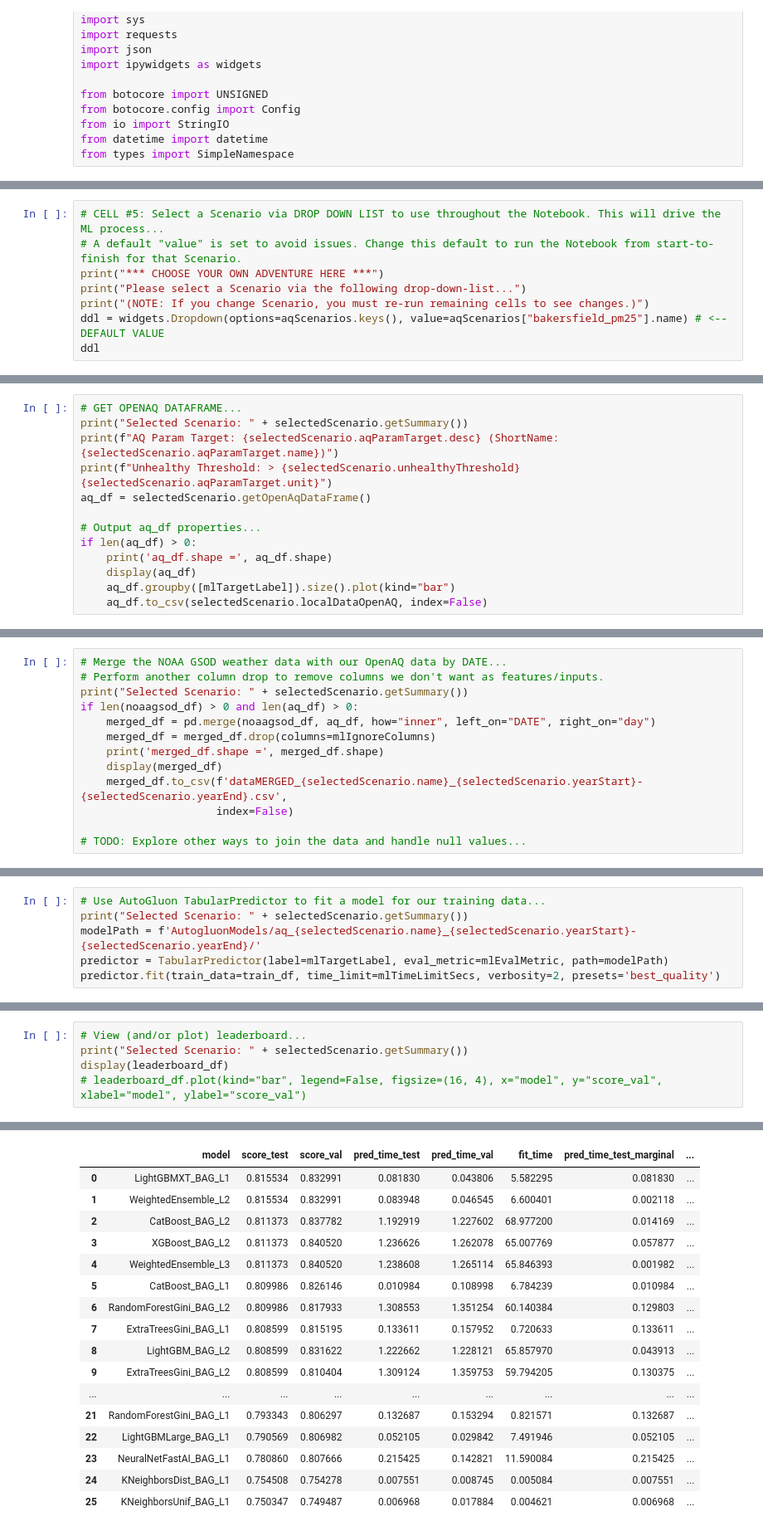
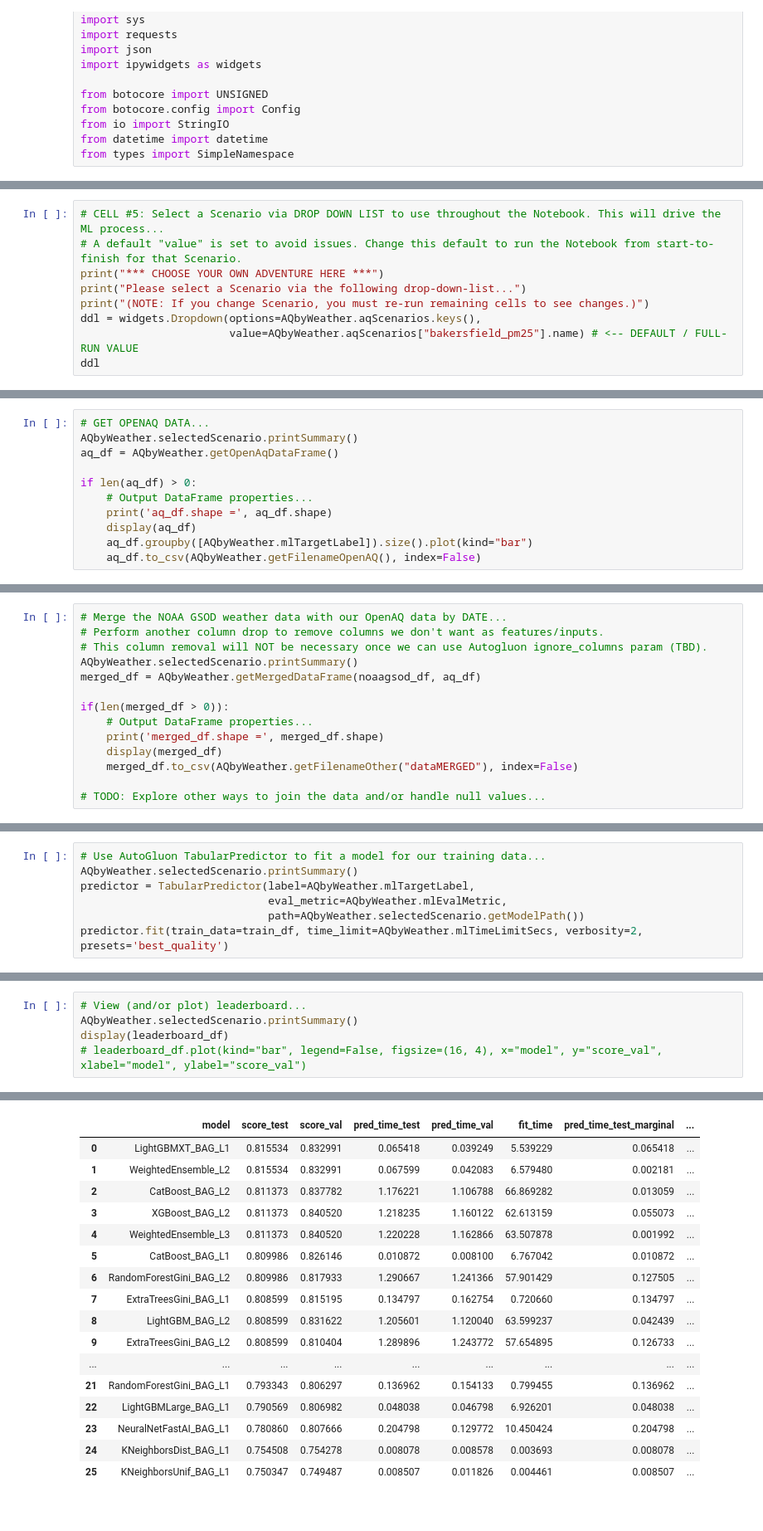
Before and after one commit to aws-samples/aws-smsl-predict-airquality-via-weather, a Jupyter notebook: aq_by_weather.ipynb, the cells around one changed output, grey strips where cells are left out. Shown at 83% size. Cells and saved outputs as stored; diff of their text form.

```diff
--- a/aq_by_weather.ipynb
+++ b/aq_by_weather.ipynb
@@ -306,7 +370,8 @@ aqScenarios: 15
 print("*** CHOOSE YOUR OWN ADVENTURE HERE ***")
 print("Please select a Scenario via the following drop-down-list...")
 print("(NOTE: If you change Scenario, you must re-run remaining cells to see changes.)")
-ddl = widgets.Dropdown(options=aqScenarios.keys(), value=aqScenarios["bakersfield_pm25"].name) # <-- DEFAULT VALUE
+ddl = widgets.Dropdown(options=AQbyWeather.aqScenarios.keys(),
+                       value=AQbyWeather.aqScenarios["bakersfield_pm25"].name) # <-- DEFAULT / FULL-RUN VALUE
 ddl
 # %% [output]
 *** CHOOSE YOUR OWN ADVENTURE HERE ***
@@ -371,16 +437,14 @@ noaagsod_df.shape = (2344, 10)
 | 2343 | 2022-06-06 | BAKERSFIELD AIRPORT, CA US | 35.43424 | -119.05524 | 57.8 | 10.0 | 89.1 | 75.9 | 0.0 | 6 |
 2344 rows × 10 columns
 # %%
-# GET OPENAQ DATAFRAME...
-print("Selected Scenario: " + selectedScenario.getSummary())
-print(f"AQ Param Target: {selectedScenario.aqParamTarget.desc} (ShortName: {selectedScenario.aqParamTarget.name})")
-print(f"Unhealthy Threshold: > {selectedScenario.unhealthyThreshold} {selectedScenario.aqParamTarget.unit}")
-aq_df = selectedScenario.getOpenAqDataFrame()
+# GET OPENAQ DATA...
+AQbyWeather.selectedScenario.printSummary()
+aq_df = AQbyWeather.getOpenAqDataFrame()
 
-# Output aq_df properties...
 if len(aq_df) > 0:
+    # Output DataFrame properties...
     print('aq_df.shape =', aq_df.shape)
     display(aq_df)
-    aq_df.groupby([mlTargetLabel]).size().plot(kind="bar")
-    aq_df.to_csv(selectedScenario.localDataOpenAQ, index=False)
+    aq_df.groupby([AQbyWeather.mlTargetLabel]).size().plot(kind="bar")
+    aq_df.to_csv(AQbyWeather.getFilenameOpenAQ(), index=False)
 # %% [output]
@@ -408,14 +470,15 @@ aq_df.shape = (2191, 5)
 # %%
 # Merge the NOAA GSOD weather data with our OpenAQ data by DATE...
 # Perform another column drop to remove columns we don't want as features/inputs.
-print("Selected Scenario: " + selectedScenario.getSummary())
-if len(noaagsod_df) > 0 and len(aq_df) > 0:
-    merged_df = pd.merge(noaagsod_df, aq_df, how="inner", left_on="DATE", right_on="day")
-    merged_df = merged_df.drop(columns=mlIgnoreColumns)
+# This column removal will NOT be necessary once we can use Autogluon ignore_columns param (TBD).
+AQbyWeather.selectedScenario.printSummary()
+merged_df = AQbyWeather.getMergedDataFrame(noaagsod_df, aq_df)
+
+if(len(merged_df > 0)):
+    # Output DataFrame properties...
     print('merged_df.shape =', merged_df.shape)
     display(merged_df)
-    merged_df.to_csv(f'dataMERGED_{selectedScenario.name}_{selectedScenario.yearStart}-{selectedScenario.yearEnd}.csv',
-                     index=False)
+    merged_df.to_csv(AQbyWeather.getFilenameOther("dataMERGED"), index=False)
 
-# TODO: Explore other ways to join the data and handle null values...
+# TODO: Explore other ways to join the data and/or handle null values...
 # %% [output]
@@ -487,10 +550,11 @@ Selected Scenario: bakersfield_pm25 => Target AQ Param: Particulate Matter < 2.5
 721 rows × 6 columns
 # %%
 # Use AutoGluon TabularPredictor to fit a model for our training data...
-print("Selected Scenario: " + selectedScenario.getSummary())
-modelPath = f'AutogluonModels/aq_{selectedScenario.name}_{selectedScenario.yearStart}-{selectedScenario.yearEnd}/'
-predictor = TabularPredictor(label=mlTargetLabel, eval_metric=mlEvalMetric, path=modelPath)
-predictor.fit(train_data=train_df, time_limit=mlTimeLimitSecs, verbosity=2, presets='best_quality')
+AQbyWeather.selectedScenario.printSummary()
+predictor = TabularPredictor(label=AQbyWeather.mlTargetLabel,
+                             eval_metric=AQbyWeather.mlEvalMetric,
+                             path=AQbyWeather.selectedScenario.getModelPath())
+predictor.fit(train_data=train_df, time_limit=AQbyWeather.mlTimeLimitSecs, verbosity=2, presets='best_quality')
 # %% [output]
 Warning: path already exists! This predictor may overwrite an existing predictor! path="AutogluonModels/aq_bakersfield_pm25_2016-2022/"
 Presets specified: ['best_quality']
@@ -548,6 +624,6 @@ Evaluations on test data:
 # %%
 # View (and/or plot) leaderboard...
-print("Selected Scenario: " + selectedScenario.getSummary())
+AQbyWeather.selectedScenario.printSummary()
 display(leaderboard_df)
 # leaderboard_df.plot(kind="bar", legend=False, figsize=(16, 4), x="model", y="score_val", xlabel="model", ylabel="score_val")
 # %% [output]
@@ -555,19 +631,19 @@ Selected Scenario: bakersfield_pm25 => Target AQ Param: Particulate Matter < 2.5
 |  | model | score_test | score_val | pred_time_test | pred_time_val | fit_time | pred_time_test_marginal | ... |
-| 0 | LightGBMXT_BAG_L1 | 0.815534 | 0.832991 | 0.081830 | 0.043806 | 5.582295 | 0.081830 | ... |
-| 1 | WeightedEnsemble_L2 | 0.815534 | 0.832991 | 0.083948 | 0.046545 | 6.600401 | 0.002118 | ... |
-| 2 | CatBoost_BAG_L2 | 0.811373 | 0.837782 | 1.192919 | 1.227602 | 68.977200 | 0.014169 | ... |
-| 3 | XGBoost_BAG_L2 | 0.811373 | 0.840520 | 1.236626 | 1.262078 | 65.007769 | 0.057877 | ... |
-| 4 | WeightedEnsemble_L3 | 0.811373 | 0.840520 | 1.238608 | 1.265114 | 65.846393 | 0.001982 | ... |
-| 5 | CatBoost_BAG_L1 | 0.809986 | 0.826146 | 0.010984 | 0.108998 | 6.784239 | 0.010984 | ... |
-| 6 | RandomForestGini_BAG_L2 | 0.809986 | 0.817933 | 1.308553 | 1.351254 | 60.140384 | 0.129803 | ... |
-| 7 | ExtraTreesGini_BAG_L1 | 0.808599 | 0.815195 | 0.133611 | 0.157952 | 0.720633 | 0.133611 | ... |
-| 8 | LightGBM_BAG_L2 | 0.808599 | 0.831622 | 1.222662 | 1.228121 | 65.857970 | 0.043913 | ... |
-| 9 | ExtraTreesGini_BAG_L2 | 0.808599 | 0.810404 | 1.309124 | 1.359753 | 59.794205 | 0.130375 | ... |
+| 0 | LightGBMXT_BAG_L1 | 0.815534 | 0.832991 | 0.065418 | 0.039249 | 5.539229 | 0.065418 | ... |
+| 1 | WeightedEnsemble_L2 | 0.815534 | 0.832991 | 0.067599 | 0.042083 | 6.579480 | 0.002181 | ... |
+| 2 | CatBoost_BAG_L2 | 0.811373 | 0.837782 | 1.176221 | 1.106788 | 66.869282 | 0.013059 | ... |
+| 3 | XGBoost_BAG_L2 | 0.811373 | 0.840520 | 1.218235 | 1.160122 | 62.613159 | 0.055073 | ... |
+| 4 | WeightedEnsemble_L3 | 0.811373 | 0.840520 | 1.220228 | 1.162866 | 63.507878 | 0.001992 | ... |
+| 5 | CatBoost_BAG_L1 | 0.809986 | 0.826146 | 0.010872 | 0.008100 | 6.767042 | 0.010872 | ... |
+| 6 | RandomForestGini_BAG_L2 | 0.809986 | 0.817933 | 1.290667 | 1.241366 | 57.901429 | 0.127505 | ... |
+| 7 | ExtraTreesGini_BAG_L1 | 0.808599 | 0.815195 | 0.134797 | 0.162754 | 0.720660 | 0.134797 | ... |
+| 8 | LightGBM_BAG_L2 | 0.808599 | 0.831622 | 1.205601 | 1.120040 | 63.599237 | 0.042439 | ... |
+| 9 | ExtraTreesGini_BAG_L2 | 0.808599 | 0.810404 | 1.289896 | 1.243772 | 57.654895 | 0.126733 | ... |
 | ... | ... | ... | ... | ... | ... | ... | ... | ... |
-| 21 | RandomForestGini_BAG_L1 | 0.793343 | 0.806297 | 0.132687 | 0.153294 | 0.821571 | 0.132687 | ... |
-| 22 | LightGBMLarge_BAG_L1 | 0.790569 | 0.806982 | 0.052105 | 0.029842 | 7.491946 | 0.052105 | ... |
-| 23 | NeuralNetFastAI_BAG_L1 | 0.780860 | 0.807666 | 0.215425 | 0.142821 | 11.590084 | 0.215425 | ... |
-| 24 | KNeighborsDist_BAG_L1 | 0.754508 | 0.754278 | 0.007551 | 0.008745 | 0.005084 | 0.007551 | ... |
-| 25 | KNeighborsUnif_BAG_L1 | 0.750347 | 0.749487 | 0.006968 | 0.017884 | 0.004621 | 0.006968 | ... |
+| 21 | RandomForestGini_BAG_L1 | 0.793343 | 0.806297 | 0.136962 | 0.154133 | 0.799455 | 0.136962 | ... |
+| 22 | LightGBMLarge_BAG_L1 | 0.790569 | 0.806982 | 0.048038 | 0.046798 | 6.926201 | 0.048038 | ... |
+| 23 | NeuralNetFastAI_BAG_L1 | 0.780860 | 0.807666 | 0.204798 | 0.129772 | 10.450424 | 0.204798 | ... |
+| 24 | KNeighborsDist_BAG_L1 | 0.754508 | 0.754278 | 0.008078 | 0.008578 | 0.003693 | 0.008078 | ... |
+| 25 | KNeighborsUnif_BAG_L1 | 0.750347 | 0.749487 | 0.008507 | 0.011826 | 0.004461 | 0.008507 | ... |
 # %%
 # View (and/or Plot) Leaderboard...
```
Also changed, not shown: parts of 18 cells of this notebook.
